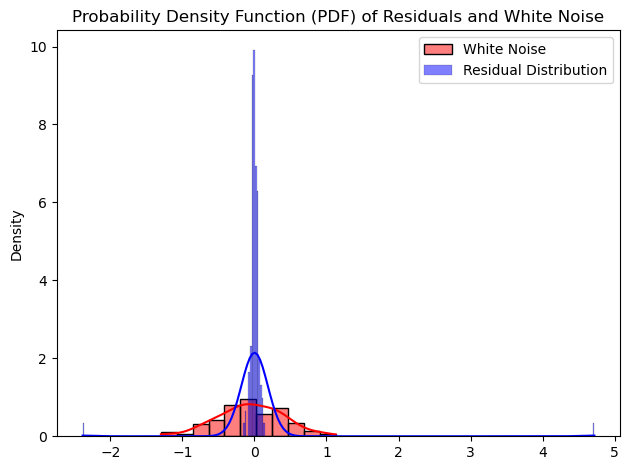
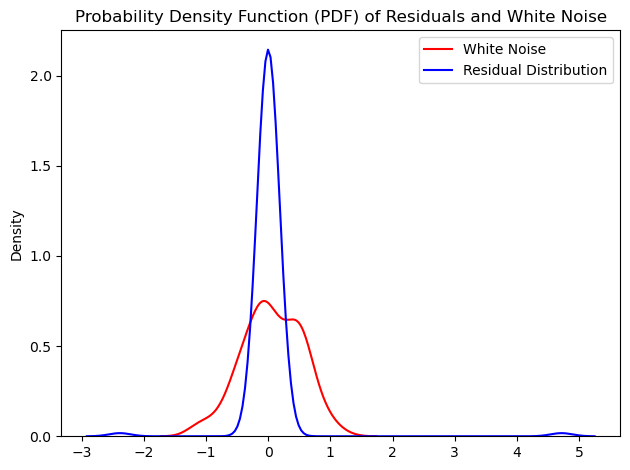
Code edit (unified diff) that turned the first committed figure into the second:
--- before
+++ after
@@ -18,6 +18,6 @@
 # Let us plot the distributions of the residuals and Gaussian noise
 white_noise = np.random.normal(0, residuals.std(), size=residuals.size)
-sns.histplot(white_noise, color="red", kde=True, stat="density", label="White Noise")
-sns.histplot(residuals, color="blue", kde=True, stat="density", label="Residual Distribution")
+sns.kdeplot(white_noise, color="red", label="White Noise")
+sns.kdeplot(residuals, color="blue", label="Residual Distribution")
 plt.title("Probability Density Function (PDF) of Residuals and White Noise")
 plt.legend(loc="upper right")

Commit: Updated plot of residuals and white noise distribution